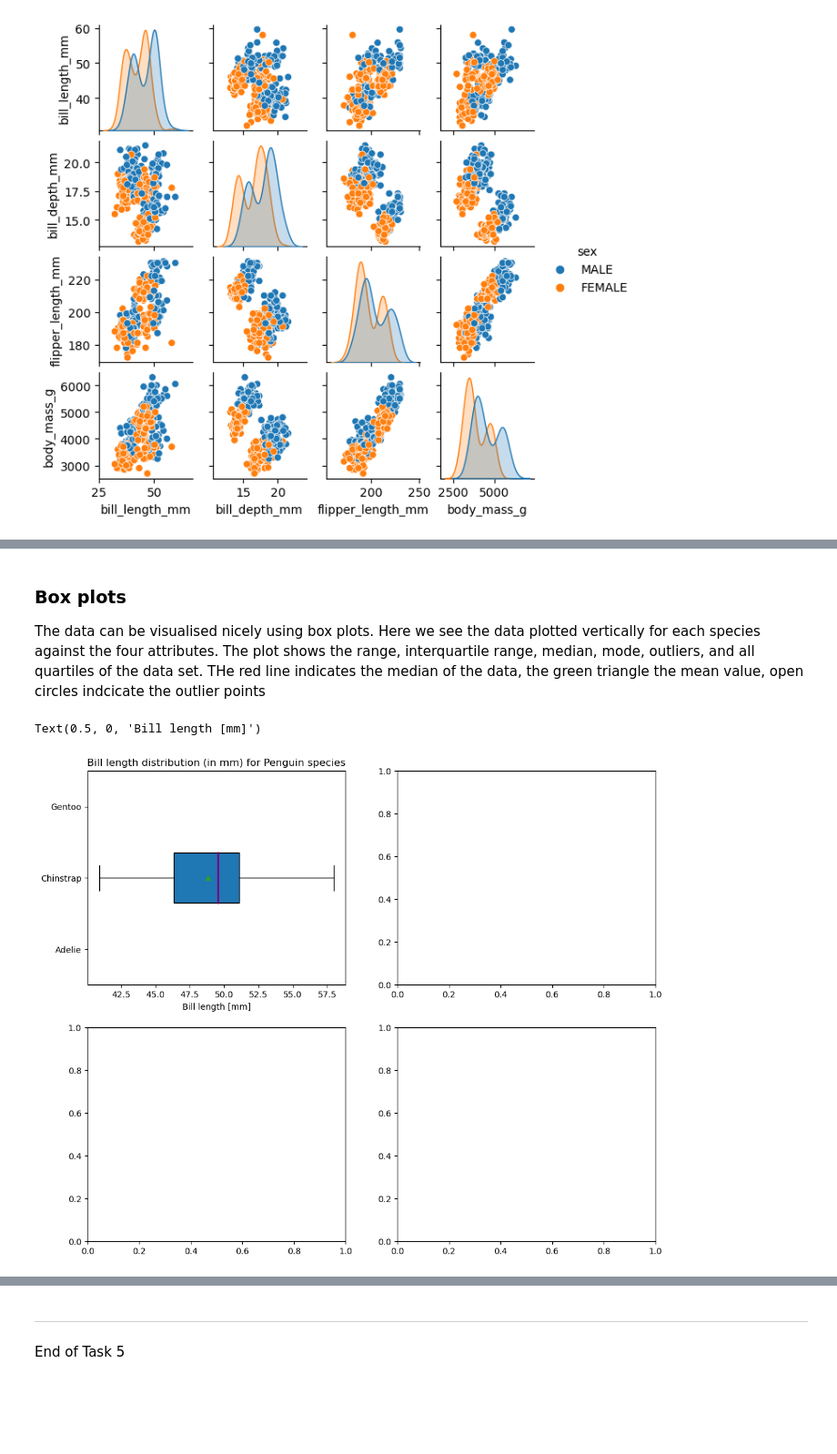
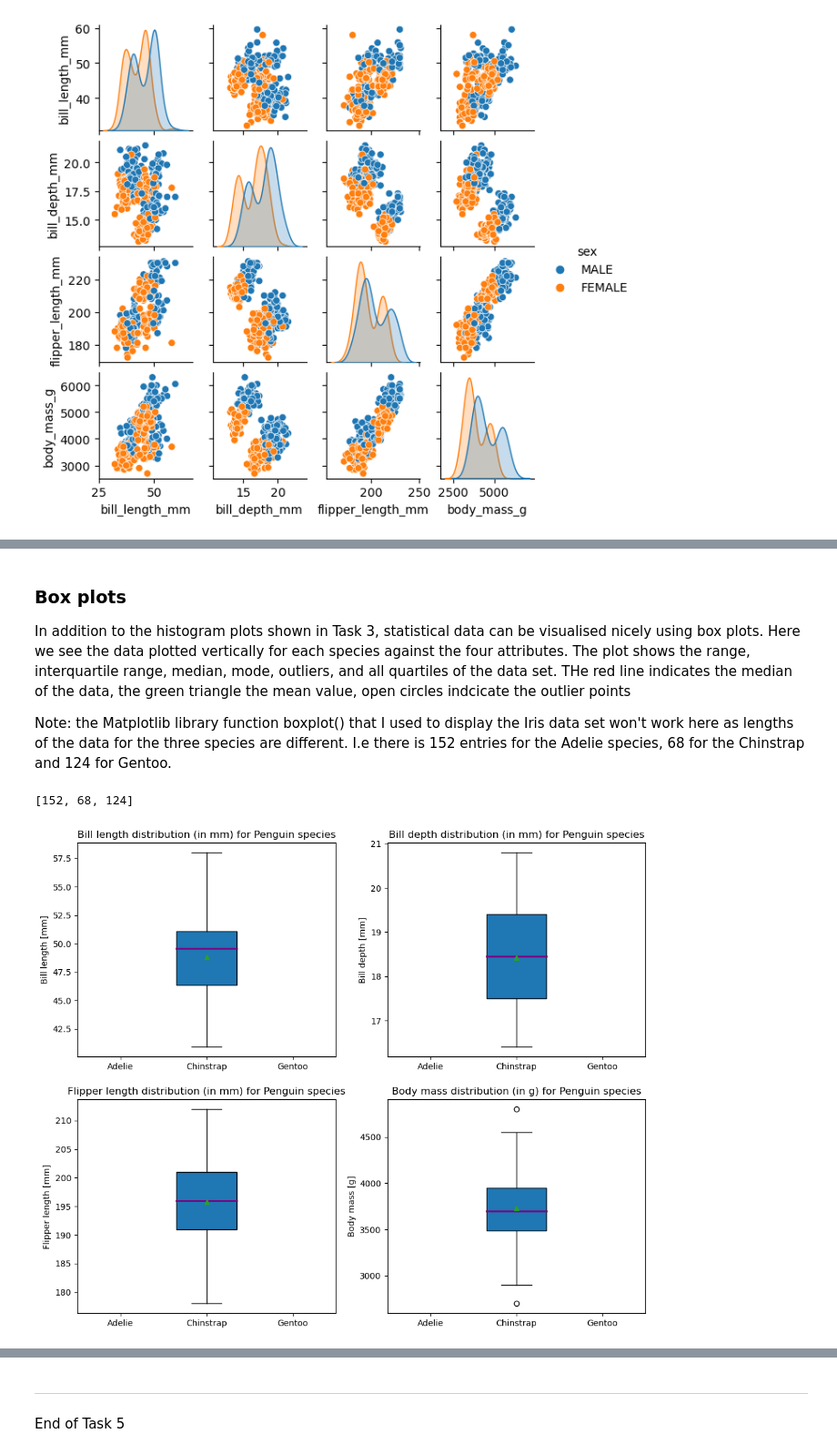
Before and after one commit to shanekeenan/fundamentals_of_data_analysis, a Jupyter notebook: tasks.ipynb, the cells around one changed output, grey strips where cells are left out. Shown at 91% size. Drawn from its saved outputs; the diff is of its cells as text; code cells hidden in the pictures; blank space fills up the shorter version.

```diff
--- a/tasks.ipynb
+++ b/tasks.ipynb
@@ -52,0 +53,3 @@ test function on the integer 100.
+# %%
+x = 1000
+f(x)
@@ -103,0 +99,10 @@ data.head(3)
+# %%
+#read in the penguin.csv data set using relative path
+current_directory = os.getcwd()
+# relative path from the notebook to the Excel file
+relative_path = "data\\penguins.csv"
+# Join the two
+file_path = os.path.join(current_directory, relative_path)
+
+data = pd.read_csv(file_path)
+data.head(3)
@@ -497,31 +599,33 @@ dtype: int64
 # %% [markdown]
 ### Box plots
 
-The data can be visualised nicely using box plots. Here we see the data plotted vertically for each species against the four attributes.
+In addition to the histogram plots shown in Task 3, statistical data  can be visualised nicely using box plots. Here we see the data plotted vertically for each species against the four attributes.
 The plot shows the range, interquartile range, median, mode, outliers, and all quartiles of the data set.
 THe red line indicates the median of the data, the green triangle the mean value, open circles indcicate the outlier points
+
+Note: the Matplotlib library function boxplot() that I used to display the Iris data set won't work here as lengths of the data for the three species are different. I.e there is 152 entries for the Adelie species, 68 for the Chinstrap and 124 for Gentoo.
 # %%
 #box plot
-
-#data['Sepal_Length_[cm]'][data.Species == 'Iris-virginica']
 fig, ax = plt.subplots(2,2, figsize=(12, 10))
 X = [data['bill_length_mm'][data.species =='Adelie'], data['bill_length_mm'][data.species == 'Chinstrap'], data['bill_length_mm'][data.species == 'Gentoo']]
-#Y = [data['bill_depth_mm'][data.species =='Adelie'], data['bill_depth_mm'][data.species == 'Chinstrap'], data['bill_depth_mm'][data.species == 'Gentoo']]
-#Z = [data['flipper_length_mm'][data.species =='Adelie'], data['flipper_length_mm'][data.species == 'Chinstrap'], data['flipper_length_mm'][data.species == 'Gentoo']]
-#Q = [data['body_mass_g'][data.species =='Adelie'], data['body_mass_g'][data.species == 'Chinstrap'], data['body_mass_g'][data.species == 'Gentoo']]
+Y = [data['bill_depth_mm'][data.species =='Adelie'], data['bill_depth_mm'][data.species == 'Chinstrap'], data['bill_depth_mm'][data.species == 'Gentoo']]
+Z = [data['flipper_length_mm'][data.species =='Adelie'], data['flipper_length_mm'][data.species == 'Chinstrap'], data['flipper_length_mm'][data.species == 'Gentoo']]
+Q = [data['body_mass_g'][data.species =='Adelie'], data['body_mass_g'][data.species == 'Chinstrap'], data['body_mass_g'][data.species == 'Gentoo']]
 
-ax[0, 0].boxplot(X, labels=('Adelie', 'Chinstrap', 'Gentoo'),vert=False,widths = 0.7, patch_artist=True, showmeans=True, meanprops={'linewidth': 2, 'color': 'red'},medianprops={'linewidth': 2, 'color': 'purple'})
+ax[0, 0].boxplot(X, labels=('Adelie', 'Chinstrap', 'Gentoo'),vert=True,widths = 0.7, patch_artist=True, showmeans=True, meanprops={'linewidth': 2, 'color': 'red'},medianprops={'linewidth': 2, 'color': 'purple'})
 ax[0, 0].set_title('Bill length distribution (in mm) for Penguin species')
-ax[0, 0].set_xlabel('Bill length [mm]')
-#ax[0, 1].boxplot(Y, labels=('Adelie', 'Chinstrap', 'Gentoo'), vert=False,widths = 0.7, patch_artist=True, showmeans=True, meanprops={'linewidth': 2, 'color': 'red'},medianprops={'linewidth': 2, 'color': 'purple'})
-#ax[0, 1].set_title('Bill depth distribution (in mm) for Penguin species')
-#ax[0, 1].set_xlabel('Bill depth [mm]')
-#ax[1, 0].boxplot(Z,labels=('Adelie', 'Chinstrap', 'Gentoo'), vert=False,widths = 0.7, patch_artist=True, showmeans=True, meanprops={'linewidth': 2, 'color': 'red'},medianprops={'linewidth': 2, 'color': 'purple'})
-#ax[1, 0].set_title('Flipper length distribution (in mm) for Penguin species')
-#ax[1, 0].set_xlabel('Flipper length [mm]')
-#ax[1, 1].boxplot(Q, labels=('Adelie', 'Chinstrap', 'Gentoo'), vert=False,widths = 0.7, patch_artist=True, showmeans=True, meanprops={'linewidth': 2, 'color': 'red'},medianprops={'linewidth': 2, 'color': 'purple'})
-#ax[1, 1].set_title('Body mass distribution (in g) for Penguin species')
-#ax[1, 1].set_xlabel('Body mass [g]')
+ax[0, 0].set_ylabel('Bill length [mm]')
+ax[0, 1].boxplot(Y, labels=('Adelie', 'Chinstrap', 'Gentoo'), vert=True,widths = 0.7, patch_artist=True, showmeans=True, meanprops={'linewidth': 2, 'color': 'red'},medianprops={'linewidth': 2, 'color': 'purple'})
+ax[0, 1].set_title('Bill depth distribution (in mm) for Penguin species')
+ax[0, 1].set_ylabel('Bill depth [mm]')
+ax[1, 0].boxplot(Z,labels=('Adelie', 'Chinstrap', 'Gentoo'), vert=True,widths = 0.7, patch_artist=True, showmeans=True, meanprops={'linewidth': 2, 'color': 'red'},medianprops={'linewidth': 2, 'color': 'purple'})
+ax[1, 0].set_title('Flipper length distribution (in mm) for Penguin species')
+ax[1, 0].set_ylabel('Flipper length [mm]')
+ax[1, 1].boxplot(Q, labels=('Adelie', 'Chinstrap', 'Gentoo'), vert=True,widths = 0.7, patch_artist=True, showmeans=True, meanprops={'linewidth': 2, 'color': 'red'},medianprops={'linewidth': 2, 'color': 'purple'})
+ax[1, 1].set_title('Body mass distribution (in g) for Penguin species')
+ax[1, 1].set_ylabel('Body mass [g]')
+
+print([len(x) for x in X])
 # %% [output]
-Text(0.5, 0, 'Bill length [mm]')
+[152, 68, 124]
-[figure, old version]
+[figure, new version]
```
Also changed, not shown: parts of 40 cells of this notebook, 2 other files.
